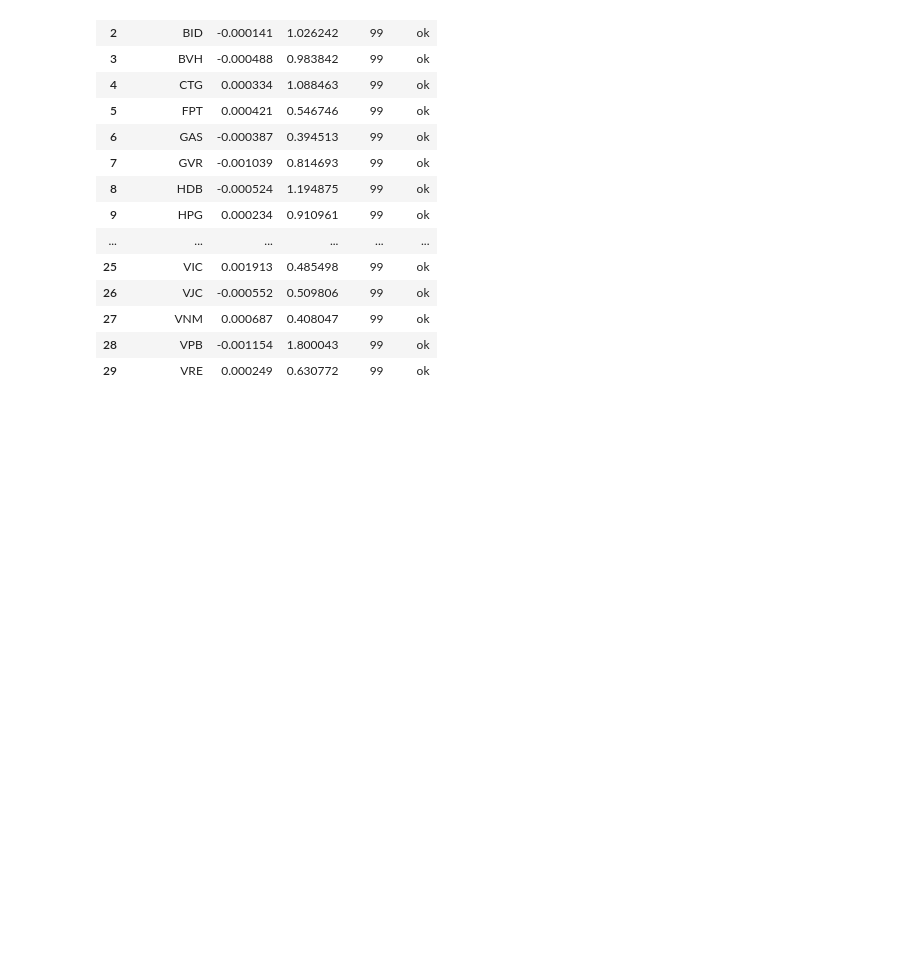
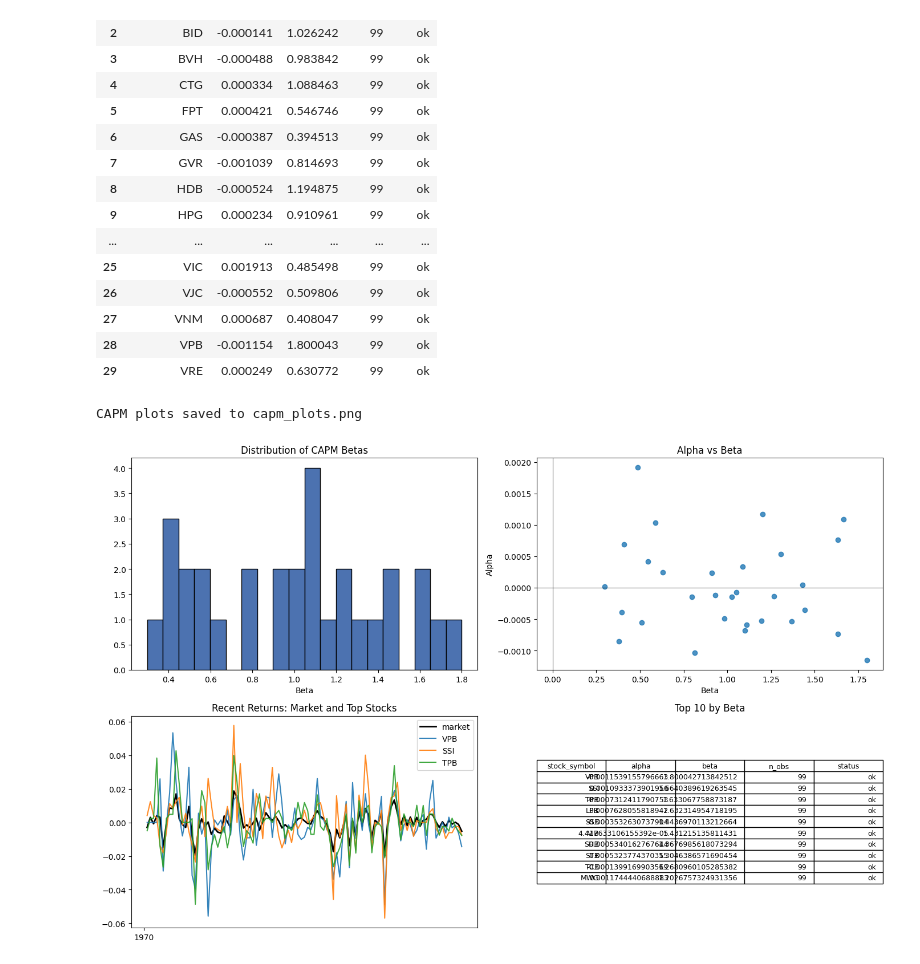
Before and after one commit to andrew-the-drawer/monodump, a Jupyter notebook: quantvn/practice2.ipynb, the cells around one changed output. Drawn from its saved outputs; the diff is of its cells as text; code cells hidden in the pictures; blank space fills up the shorter version.

Commit message:
feat: add some graphs

```diff
--- a/quantvn/practice2.ipynb
+++ b/quantvn/practice2.ipynb
@@ -211,3 +211,81 @@ CAPM results saved to capm_results.csv
 | 27 | VNM | 0.000687 | 0.408047 | 99 | ok |
 | 28 | VPB | -0.001154 | 1.800043 | 99 | ok |
 | 29 | VRE | 0.000249 | 0.630772 | 99 | ok |
+# %%
+# Plot CAPM diagnostics: beta distribution, alpha vs beta, recent returns for top stocks
+import pandas as pd
+import numpy as np
+import matplotlib.pyplot as plt
+from pathlib import Path
+
+ROOT = Path('.')
+res_file = ROOT / 'capm_results.csv'
+if not res_file.exists():
+    raise FileNotFoundError(f"Expected {res_file} to exist. Run the CAPM computation cell first.")
+
+res = pd.read_csv(res_file)
+
+if res.empty:
+    print('No CAPM results to plot')
+else:
+    fig, axes = plt.subplots(2, 2, figsize=(14, 9))
+    axes = axes.flatten()
+
+    # 1) Histogram of betas
+    betas = res['beta'].dropna()
+    axes[0].hist(betas, bins=20, color='#4C72B0', edgecolor='k')
+    axes[0].set_title('Distribution of CAPM Betas')
+    axes[0].set_xlabel('Beta')
+
+    # 2) Alpha vs Beta scatter
+    axes[1].scatter(res['beta'], res['alpha'], alpha=0.8)
+    axes[1].axvline(0, color='k', linewidth=0.6)
+    axes[1].axhline(0, color='k', linewidth=0.6)
+    axes[1].set_xlabel('Beta')
+    axes[1].set_ylabel('Alpha')
+    axes[1].set_title('Alpha vs Beta')
+
+    # 3) Recent returns: market and top 3 by |beta|
+    ok = res[res['status'] == 'ok'].dropna(subset=['beta'])
+    if not ok.empty:
+        top = ok.loc[ok['beta'].abs().sort_values(ascending=False).index].head(3)['stock_symbol'].tolist()
+        # load vn30 prices and compute log returns
+        price_csv = ROOT / 'vn30.csv'
+        if price_csv.exists():
+            df = pd.read_csv(price_csv, parse_dates=['timestamp'])
+            price = df[['timestamp', 'stock_symbol', 'close']].pivot_table(index='timestamp', columns='stock_symbol', values='close')
+            price = price.sort_index()
+            returns = np.log(price).diff()
+            market = returns.mean(axis=1)
+            recent_index = market.dropna().index
+            if len(recent_index) == 0:
+                axes[2].text(0.5, 0.5, 'No return data to plot', ha='center')
+            else:
+                idx = recent_index[-200:] if len(recent_index) > 200 else recent_index
+                axes[2].plot(market.loc[idx].index, market.loc[idx].values, label='market', linewidth=2, color='k')
+                for s in top:
+                    if s in returns.columns:
+                        axes[2].plot(returns.loc[idx].index, returns.loc[idx, s].values, label=s, alpha=0.9)
+                axes[2].legend()
+                axes[2].set_title('Recent Returns: Market and Top Stocks')
+        else:
+            axes[2].text(0.5, 0.5, 'vn30.csv not found, cannot plot returns', ha='center')
+    else:
+        axes[2].text(0.5, 0.5, 'No stocks with valid beta to plot', ha='center')
+
+    # 4) Summary table (show top rows)
+    axes[3].axis('off')
+    sample = res.sort_values('beta', ascending=False).head(10)[['stock_symbol', 'alpha', 'beta', 'n_obs', 'status']]
+    table = axes[3].table(cellText=sample.values, colLabels=sample.columns, loc='center')
+    table.auto_set_font_size(False)
+    table.set_fontsize(9)
+    axes[3].set_title('Top 10 by Beta')
+
+    plt.tight_layout()
+    out_fig = ROOT / 'capm_plots.png'
+    plt.savefig(out_fig, dpi=150)
+    print(f'CAPM plots saved to {out_fig}')
+    plt.show()
+# %% [output]
+CAPM plots saved to capm_plots.png
+[figure, added]
```
Also changed, not shown: 1 other file.
